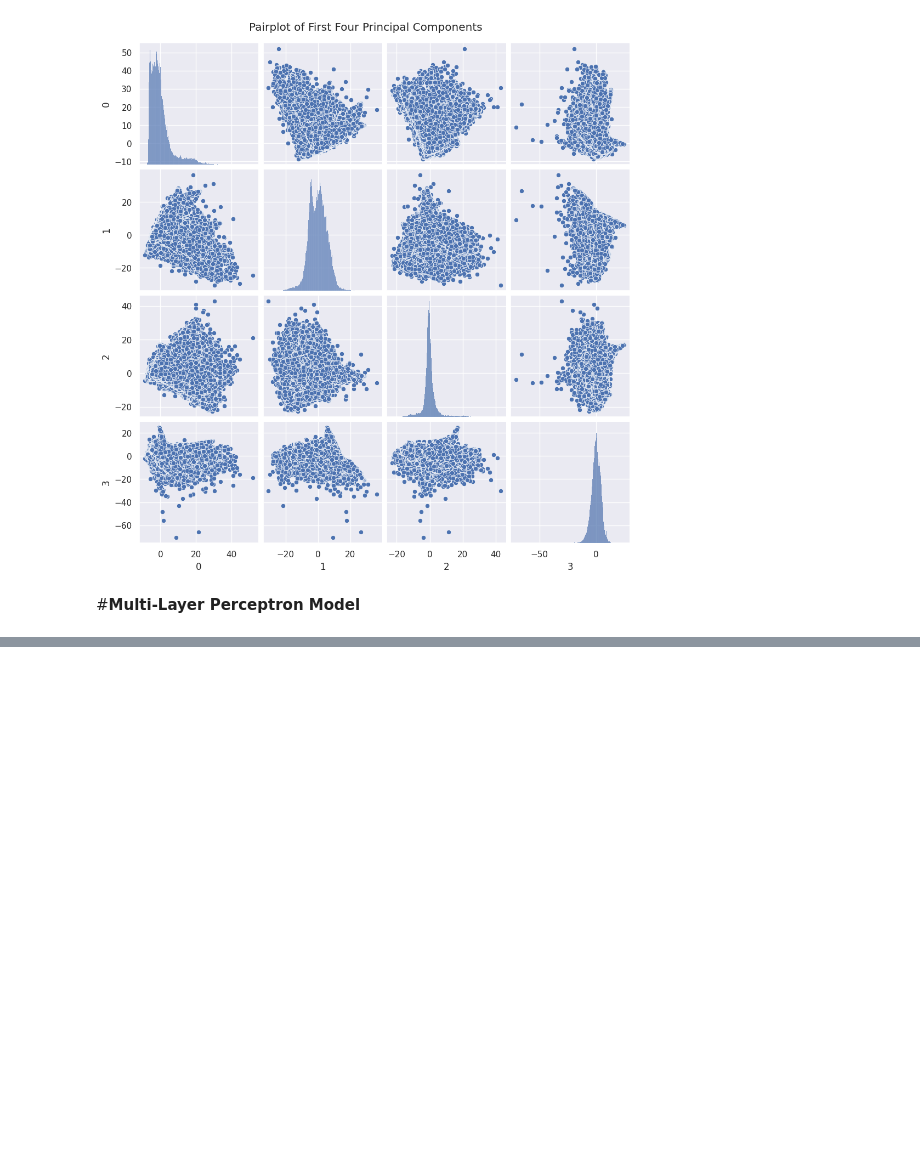
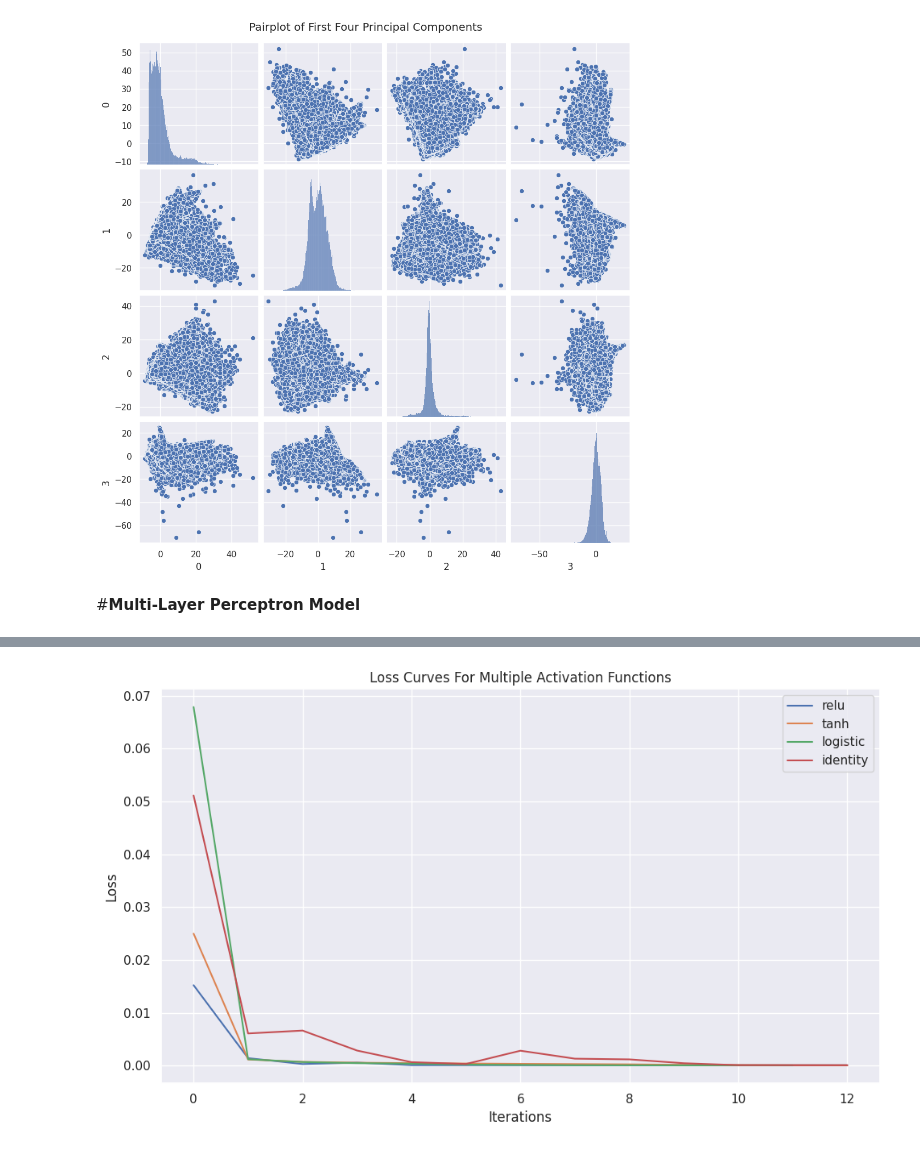
Before and after one commit to Saumi18/Credit-Risk-Modeling, a Jupyter notebook: Credit_Score_Behaviour.ipynb, the cells around one changed output, grey strips where cells are left out. Saved outputs shown, nothing was run; the diff lists cells and outputs as text; code cells hidden in the pictures; blank space fills up the shorter version.

Commit message:
Implemented MLP model

```diff
--- a/Credit_Score_Behaviour.ipynb
+++ b/Credit_Score_Behaviour.ipynb
@@ -248,3 +248,65 @@ if pca_df.shape[1] >= 4:
 [figure]
 # %% [markdown]
 #**Multi-Layer Perceptron Model**
+# %%
+from sklearn.neural_network import MLPClassifier
+from sklearn.metrics import accuracy_score, classification_report
+from sklearn.model_selection import train_test_split
+
+#Train-Test Split
+X_train, X_test, y_train, y_test = train_test_split(X_resampled, y_resampled, test_size=0.25, random_state=42, stratify=y_resampled)
+
+#Set of activation functions to test
+activations = ['relu', 'tanh', 'logistic', 'identity']
+results = {} #To store the results for each activation function
+
+#Loop over activations & train the multi-layer perceptrons
+for act in activations:
+    print(f"\nActivation Function: {act}")
+
+    mlp = MLPClassifier(hidden_layer_sizes=(128, 64),
+                        activation=act,
+                        solver='adam', #Adam optimization algorithm
+                        max_iter=300,
+                        random_state=42,
+                        early_stopping=True)
+
+    #Train the model using the training data
+    mlp.fit(X_train, y_train)
+
+    #Predict labels for the test data
+    y_pred = mlp.predict(X_test)
+
+    acc = accuracy_score(y_test, y_pred)
+    print(f"Accuracy with {act}: {acc:.4f}")
+
+    results[act] = {
+        "accuracy": acc,
+        "report": classification_report(y_test, y_pred, output_dict=True),
+        "loss_curve": mlp.loss_curve_ #Loss curve for monitoring training progress
+    }
+
+#DataFrame to compare metrics
+comparison_df = pd.DataFrame({act: {
+    "Accuracy": results[act]["accuracy"],
+    "Precision": results[act]["report"]["1"]["precision"],
+    "Recall": results[act]["report"]["1"]["recall"],
+    "F1-score": results[act]["report"]["1"]["f1-score"]
+} for act in activations}).T
+
+print("\nActivation Function Comparison:\n")
+print(comparison_df.round(4))
+
+#To visually compare the training loss for different activation functions over a no of iterations
+plt.figure(figsize=(10, 6))
+for act in activations:
+    plt.plot(results[act]['loss_curve'], label=act)
+
+plt.title("Loss Curves For Multiple Activation Functions")
+plt.xlabel("Iterations")
+plt.ylabel("Loss")
+plt.legend()
+plt.grid(True)
+plt.tight_layout()
+plt.show()
+# %% [output]
@@ -250,0 +332 @@ if pca_df.shape[1] >= 4:
+[figure, added]
```
Also changed, not shown: parts of 2 cells of this notebook.
